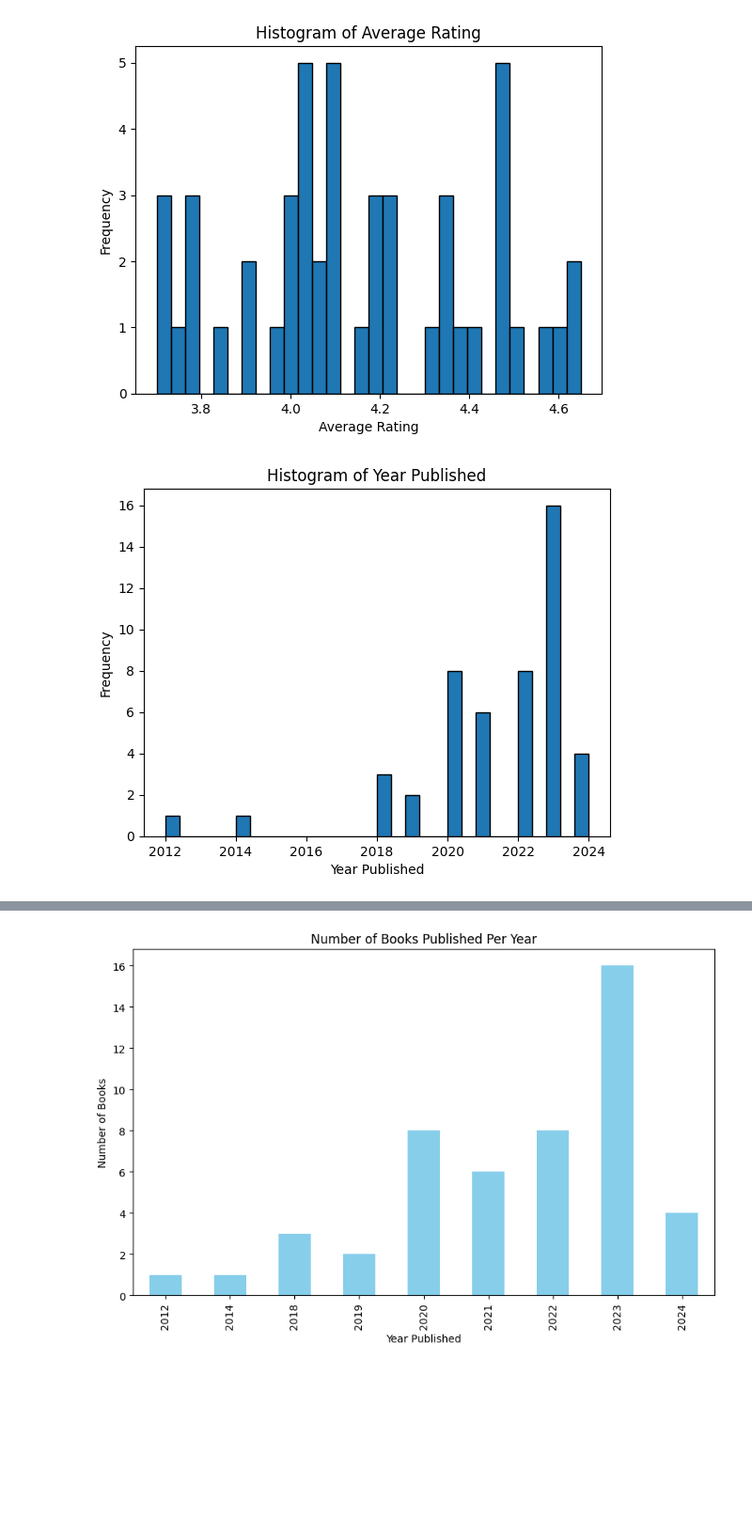
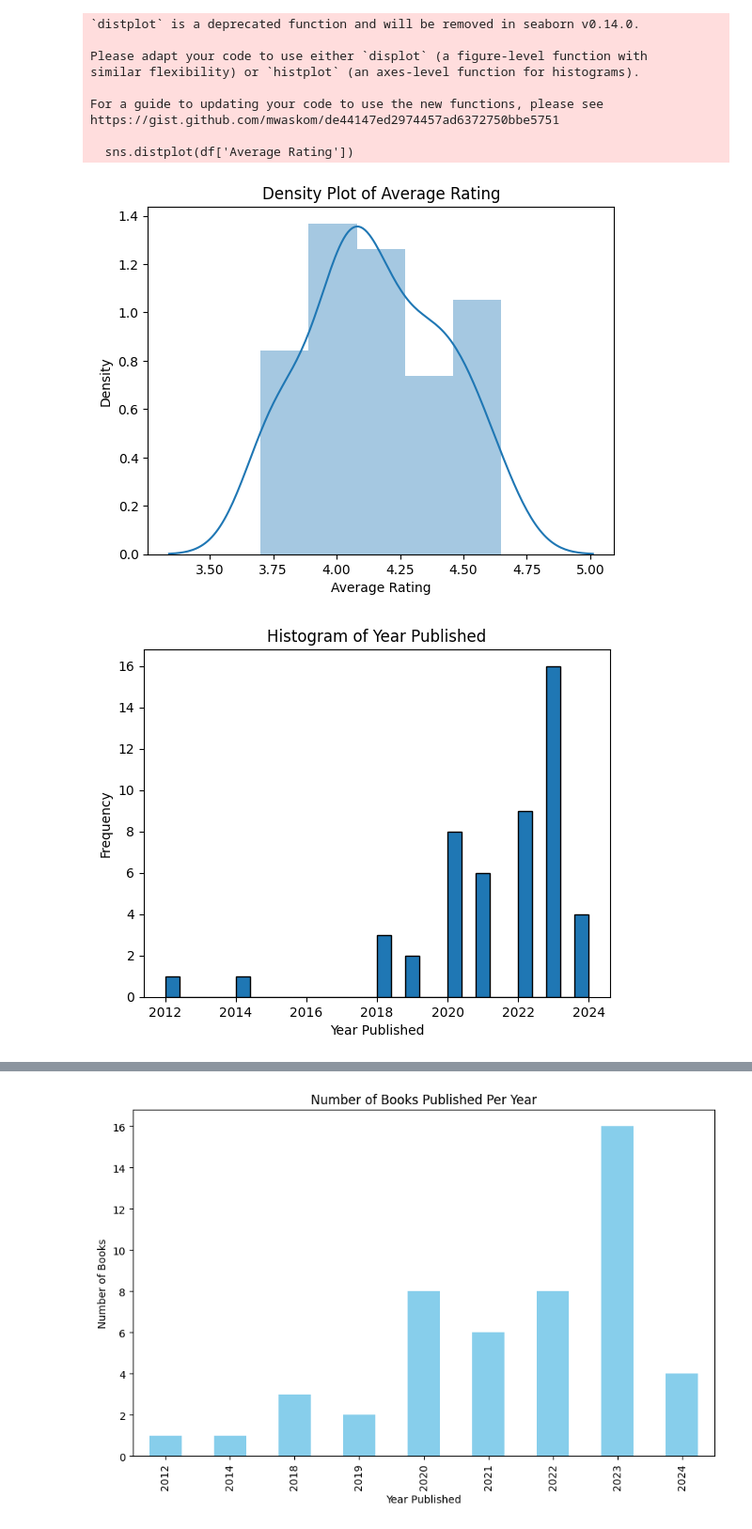
Before and after one commit to mageeca/Goodreads_Personal_Project, a Jupyter notebook: EDA.ipynb, the cells around one changed output, grey strips where cells are left out. Shown at 94% size. Cells and saved outputs as stored; diff of their text form; code cells hidden in the pictures; blank space fills up the shorter version.

Commit message:
making changes to data

```diff
--- a/EDA.ipynb
+++ b/EDA.ipynb
@@ -66,7 +65,7 @@ import numpy as np
 print(data.dtypes)
 data = data[np.isfinite(data['Original Publication Year'])]
 convert_dtypes = {"Book Id": int, "Title": str, "Genre":object,
-                  "Author": str, "My Rating": int,
+                  "Author": str, "My Rating": float,
                   "Average Rating": float, "Number of Pages": int,
                   "Year Published": int, "Original Publication Year": int,
                   "Date Read" : object, "Date Added" : object,
@@ -92,3 +91,13 @@ Date Added                    object
 Bookshelves                   object
 My Review                     object
 dtype: object
+# %%
+#inserting new row of data
+
+new_row = {'Book Id': 60714999, 'Genre': 'Fantasy', 'Title': "The Serpent and the Wings of Night (Crowns of Nyaxia, #1)", "Author":"Carissa Broadbent","My Rating": 4.75,"Average Rating":4.32, "Number of Pages":504,
+            "Year Published":2022, "Original Publication Year":2022, "Date Read":8/16/24, "Date Added":2/28/24 ,"My Review": "4.75 — having an internal battle along with Oraya after that ending. What the fuck. One of the craziest book endings ever (even though it was giving very much FBBA ending) I guess my new fav trope is the lover betrayal to forced marriage? Actually the more I think about it this series was like Ash/Sera and Cas/Poppy all in one but obviously don’t hate that but I think that’s why I’m giving it 4.75 stars. Like it’s been done before. <br/><br/>I loved the first scene of her as a child very descriptive and also felt comforted by the use of little serpent kinda was ASMR like for my mentally ill self. Then when she went back and describe herself as a “serpent defending her nest”. unfortunately girlie had some full circle moments not in a good way. <br/><br/>Also please don’t acknowledge how fast I read this. I am ashamed and feel disconnected from reality. <br/><br/>TTPD — My Boy Only Breaks His Favorite Toys; The Albatross; I Can Do It With a Broken Heart; Fortnight tbh so many more"  }
+df = df._append(new_row, ignore_index = True)
+
+df = df.drop_duplicates(subset=["Title"], keep=False)
+
+display(df)
@@ -99,6 +126,7 @@ df['Date Added'] = pd.to_datetime(df['Date Added'])
 # %%
 #CHECKING DISTRIBUTION OF FEATURES
 import matplotlib.pyplot as plt
+import seaborn as sns
 
 plt.hist(df['Number of Pages'], bins=30, edgecolor='black')
 plt.title('Histogram of Number of Pages')
@@ -106,10 +134,10 @@ plt.xlabel('Number of Pages')
 plt.ylabel('Frequency')
 plt.show()
 
-plt.hist(df['Average Rating'], bins=30, edgecolor='black')
-plt.title('Histogram of Average Rating')
+sns.distplot(df['Average Rating'])
+plt.title('Density Plot of Average Rating')
 plt.xlabel('Average Rating')
-plt.ylabel('Frequency')
+plt.ylabel('Density')
 plt.show()
 
 plt.hist(df['Year Published'], bins=30, edgecolor='black')
@@ -122,2 +150,11 @@ plt.show()
+`distplot` is a deprecated function and will be removed in seaborn v0.14.0.
+
+Please adapt your code to use either `displot` (a figure-level function with
+similar flexibility) or `histplot` (an axes-level function for histograms).
+
+For a guide to updating your code to use the new functions, please see
+https://gist.github.com/mwaskom/de44147ed2974457ad6372750bbe5751
+
+  sns.distplot(df['Average Rating'])
-[figure, old version]
+[figure, new version]
-[figure, old version]
+[figure, new version]
```
Also changed, not shown: parts of 4 cells of this notebook.
